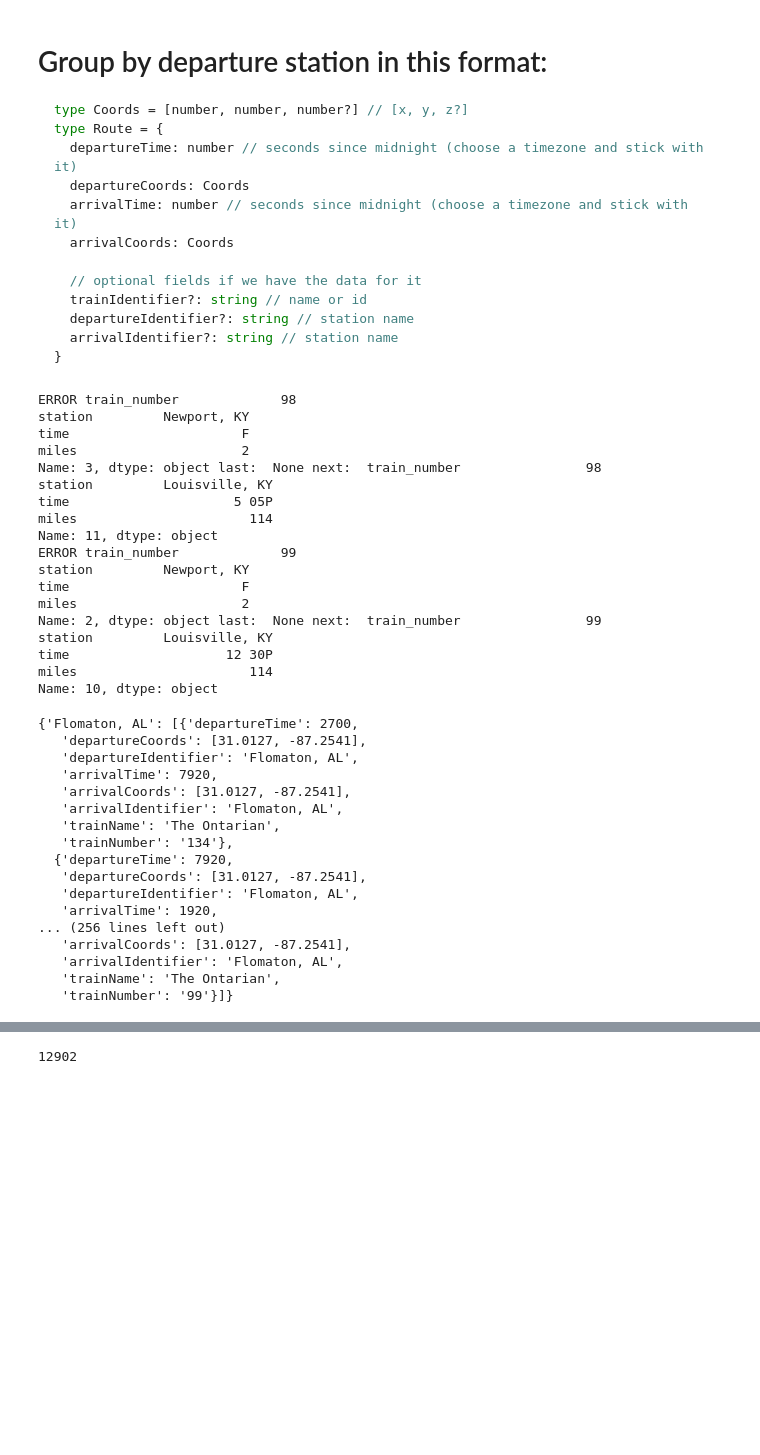
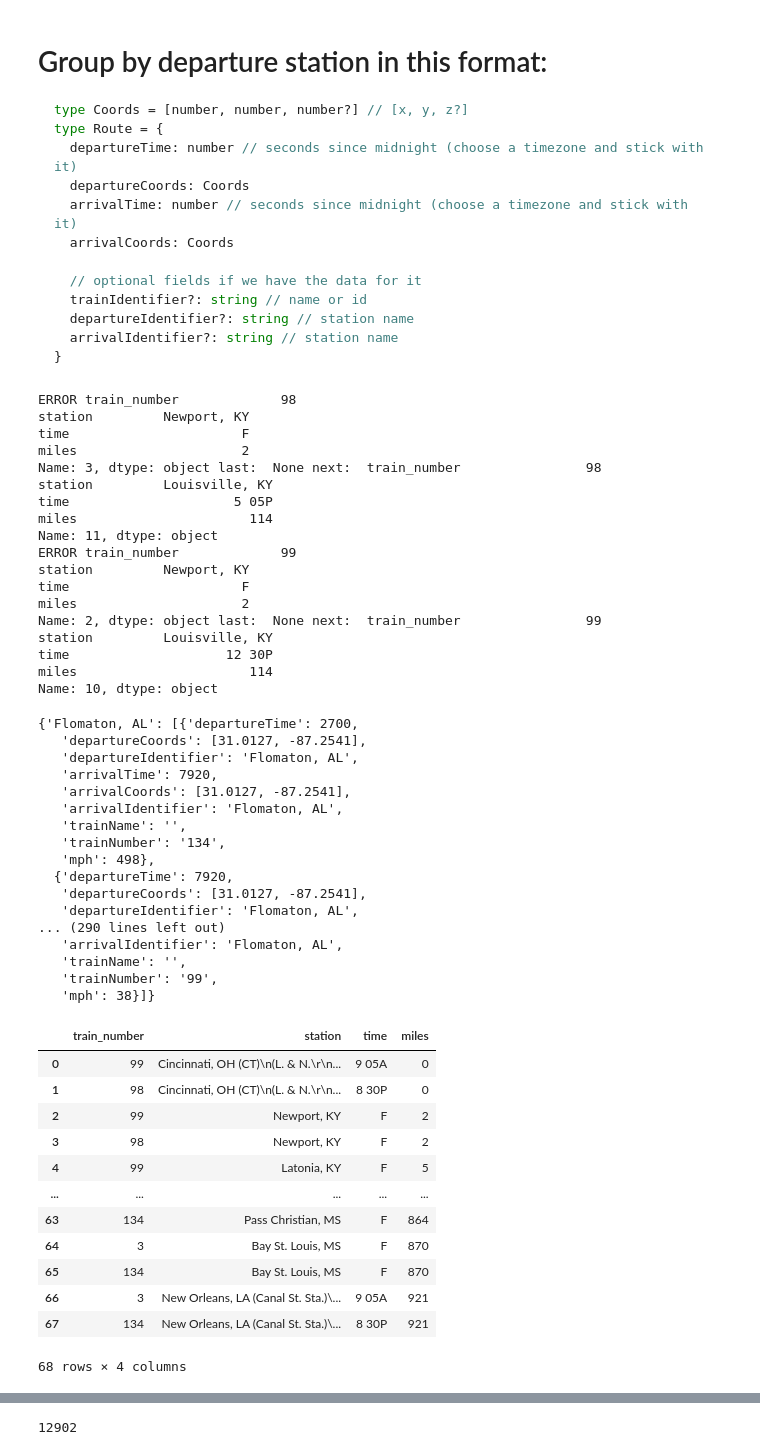
Before and after one commit to ryansdowning/chuggingthroughtime, a Jupyter notebook: backend/scraping/scrape.ipynb, the cells around one changed output, grey strips where cells are left out. Drawn from its saved outputs; the diff is of its cells as text; code cells hidden in the pictures; blank space fills up the shorter version.

```diff
--- a/backend/scraping/scrape.ipynb
+++ b/backend/scraping/scrape.ipynb
@@ -306,8 +306,6 @@ def schedule_to_routes(train_name, schedule):
                     departure_time = time_to_seconds(current_stop["time"])
                     if len(current_stop["miles"].strip()) > 0:
                         last_entry_with_time = current_stop
-                    else:
-                        print(current_stop)
 
 
 
@@ -328,6 +326,21 @@ def schedule_to_routes(train_name, schedule):
                 else:
                     arrival_time = time_to_seconds(next_stop["time"])
 
+                # Calculate the train speed on this segment in mph.
+                if len(current_stop["miles"].strip()) > 0 and len(next_stop["miles"].strip()) > 0:
+                    seconds_to_next_station = abs(arrival_time - departure_time)
+                    if float(next_stop["miles"]) == 0:
+                        miles_to_next_station = 0
+                    else:
+                        miles_to_next_station = abs(float(next_stop["miles"]) - float(current_stop["miles"]))
+
+                    if seconds_to_next_station == 0:
+                        mph = 0
+                    else:
+                        mph = round(miles_to_next_station / (seconds_to_next_station / 3600))
+                else:
+                    mph = None
+
 
                 route = {
                     'departureTime': departure_time,
@@ -339,7 +352,8 @@ def schedule_to_routes(train_name, schedule):
                     'arrivalIdentifier': next_station,
 
                     'trainName': train_name,
-                    'trainNumber': current_stop["train_number"]
+                    'trainNumber': current_stop["train_number"],
+                    'mph': mph
                 }
                 if current_station in departure_station_to_route:
                     departure_station_to_route[current_station].append(route)
@@ -350,7 +364,7 @@ def schedule_to_routes(train_name, schedule):
                 raise e
     return departure_station_to_route
 
-schedule_to_routes("The Ontarian", file_name_to_name_and_schedule["dump/concourse/track1/pan-am192701.html"][1])
+schedule_to_routes("", file_name_to_name_and_schedule["dump/concourse/track1/pan-am192701.html"][1])
 # %% [output]
 ERROR train_number             98
 station         Newport, KY
@@ -376,17 +390,33 @@ Name: 10, dtype: object
    'arrivalTime': 7920,
    'arrivalCoords': [31.0127, -87.2541],
    'arrivalIdentifier': 'Flomaton, AL',
-   'trainName': 'The Ontarian',
-   'trainNumber': '134'},
+   'trainName': '',
+   'trainNumber': '134',
+   'mph': 498},
   {'departureTime': 7920,
    'departureCoords': [31.0127, -87.2541],
    'departureIdentifier': 'Flomaton, AL',
-   'arrivalTime': 1920,
-... (256 lines left out)
-   'arrivalCoords': [31.0127, -87.2541],
+... (290 lines left out)
    'arrivalIdentifier': 'Flomaton, AL',
-   'trainName': 'The Ontarian',
-   'trainNumber': '99'}]}
+   'trainName': '',
+   'trainNumber': '99',
+   'mph': 38}]}
+# %%
+file_name_to_name_and_schedule["dump/concourse/track1/pan-am192701.html"][1]
+# %% [output]
+|  | train_number | station | time | miles |
+| 0 | 99 | Cincinnati, OH (CT)\n(L. & N.\r\n... | 9 05A | 0 |
+| 1 | 98 | Cincinnati, OH (CT)\n(L. & N.\r\n... | 8 30P | 0 |
+| 2 | 99 | Newport, KY | F | 2 |
+| 3 | 98 | Newport, KY | F | 2 |
+| 4 | 99 | Latonia, KY | F | 5 |
+| ... | ... | ... | ... | ... |
+| 63 | 134 | Pass Christian, MS | F | 864 |
+| 64 | 3 | Bay St. Louis, MS | F | 870 |
+| 65 | 134 | Bay St. Louis, MS | F | 870 |
+| 66 | 3 | New Orleans, LA (Canal St. Sta.)\... | 9 05A | 921 |
+| 67 | 134 | New Orleans, LA (Canal St. Sta.)\... | 8 30P | 921 |
+68 rows × 4 columns
 # %%
 all_routes = {}
 
```
Also changed, not shown: parts of 2 cells of this notebook, 1 other file.
